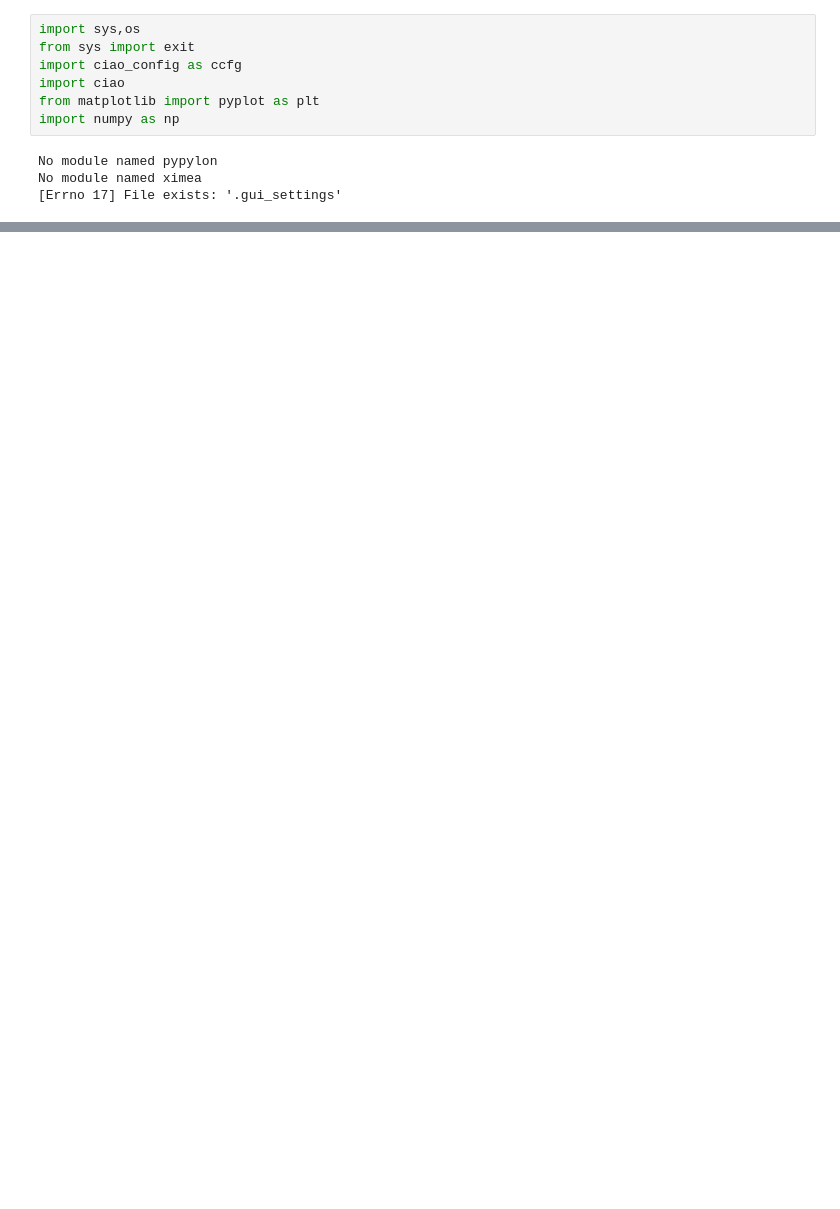
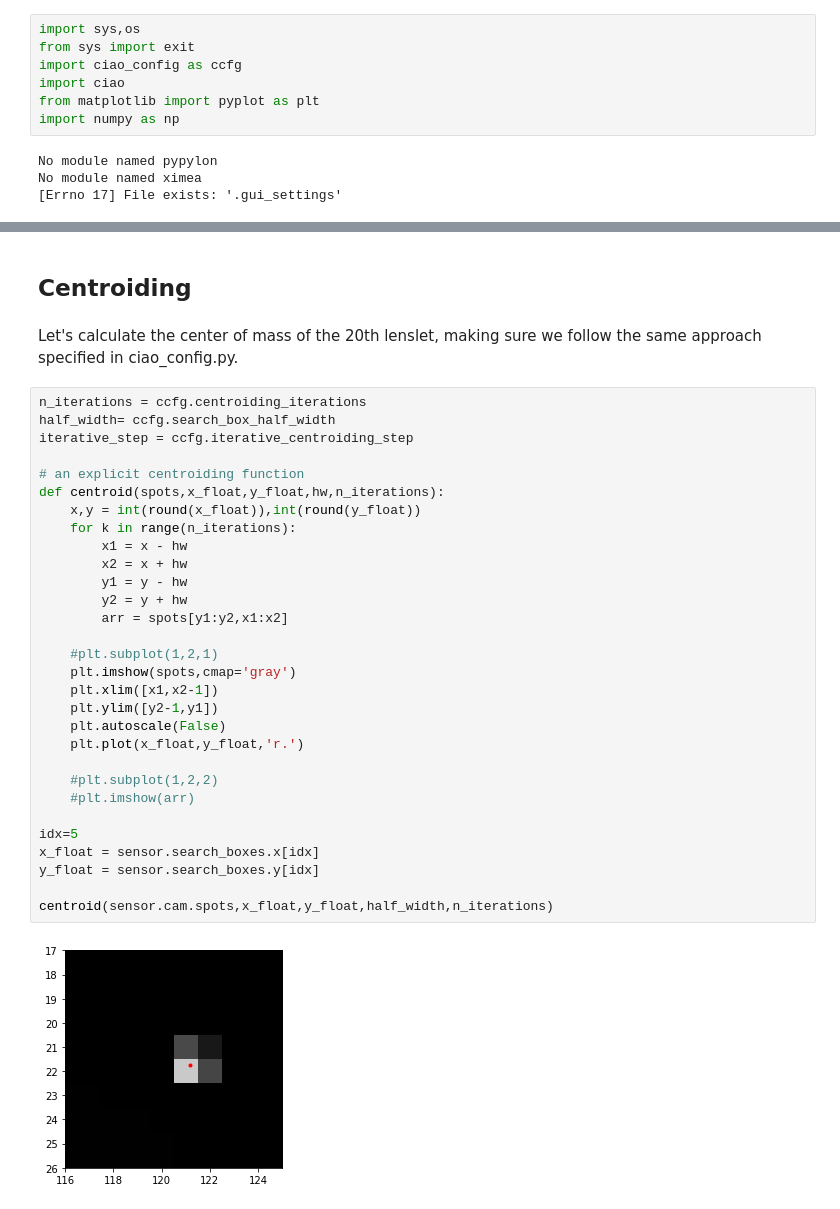
Before and after one commit to rjonnal/ciao, a Jupyter notebook: session_template_notebook/AO_loop_steps.ipynb, the cells around one changed output, grey strips where cells are left out. Cells and saved outputs as stored; diff of their text form; blank space fills up the shorter version.

```diff
--- a/session_template_notebook/AO_loop_steps.ipynb
+++ b/session_template_notebook/AO_loop_steps.ipynb
@@ -35,0 +73,36 @@ for y1,y2,x1,x2 in zip(sensor.search_boxes.y1,
+# %% [markdown]
+## Centroiding
+# %% [markdown]
+Let's calculate the center of mass of the 20th lenslet, making sure we follow the same approach specified in ciao_config.py.
+# %%
+n_iterations = ccfg.centroiding_iterations
+half_width= ccfg.search_box_half_width
+iterative_step = ccfg.iterative_centroiding_step
+
+# an explicit centroiding function
+def centroid(spots,x_float,y_float,hw,n_iterations):
+    x,y = int(round(x_float)),int(round(y_float))
+    for k in range(n_iterations):
+        x1 = x - hw
+        x2 = x + hw
+        y1 = y - hw
+        y2 = y + hw
+        arr = spots[y1:y2,x1:x2]
+
+    #plt.subplot(1,2,1)
+    plt.imshow(spots,cmap='gray')
+    plt.xlim([x1,x2-1])
+    plt.ylim([y2-1,y1])
+    plt.autoscale(False)
+    plt.plot(x_float,y_float,'r.')
+
+    #plt.subplot(1,2,2)
+    #plt.imshow(arr)
+
+idx=5
+x_float = sensor.search_boxes.x[idx]
+y_float = sensor.search_boxes.y[idx]
+
+centroid(sensor.cam.spots,x_float,y_float,half_width,n_iterations)
+# %% [output]
+[figure, added]
```
Also changed, not shown: parts of 5 cells of this notebook, 4 other files.
